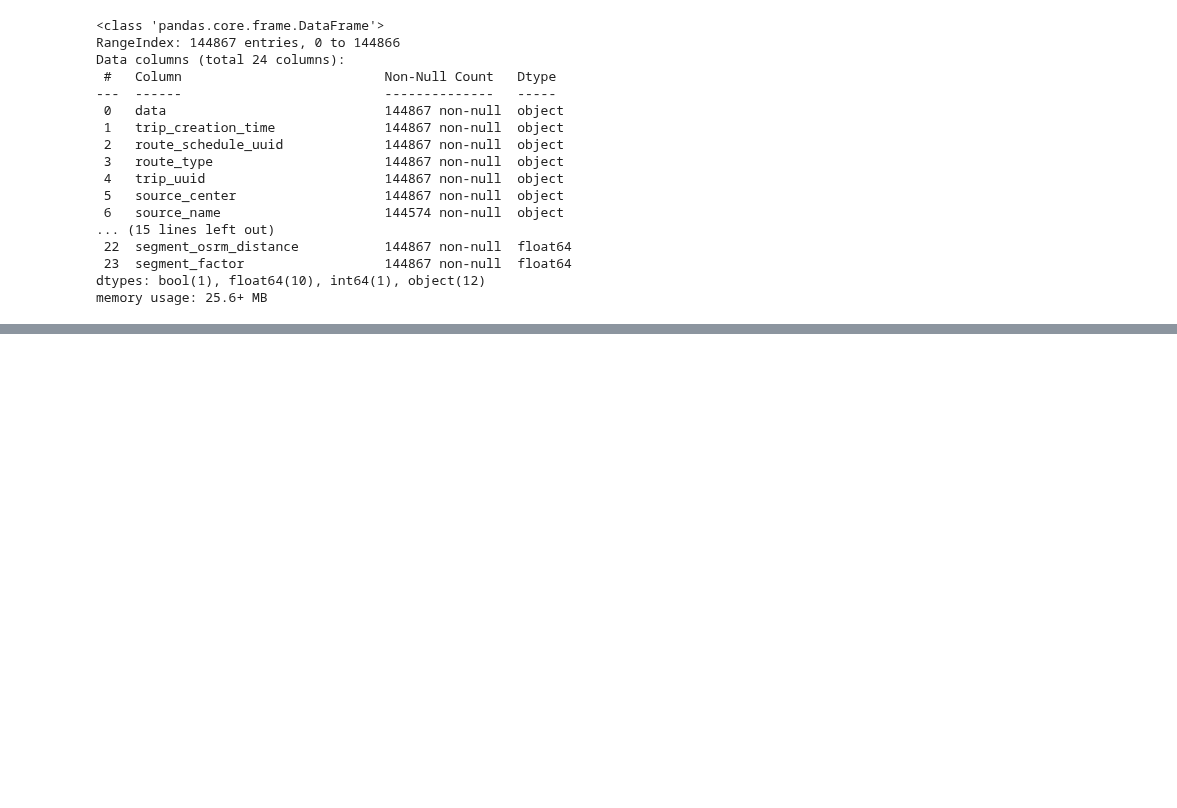
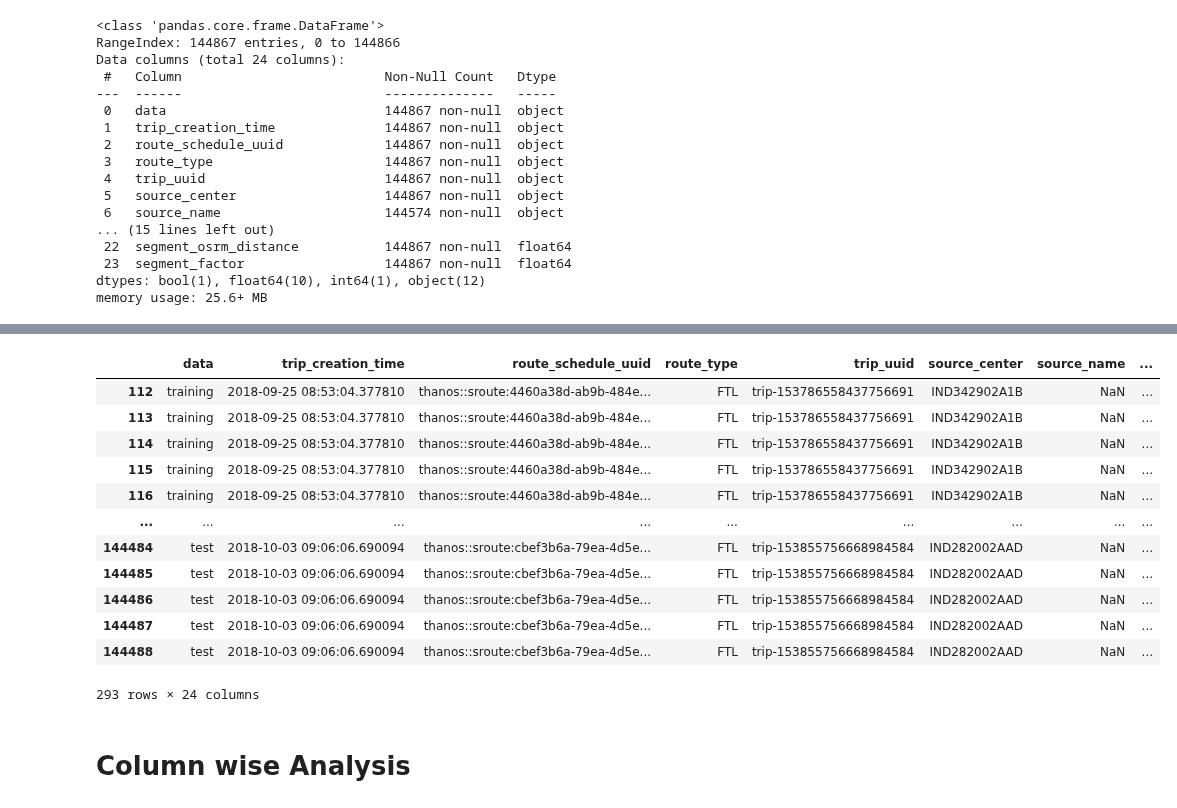
Before and after one commit to muthuganeshece/Business-Case-Study, a Jupyter notebook: Delhivery/Notebook/Delhivery_FeatureEngineering.ipynb, the cells around one changed output, grey strips where cells are left out. Cells and saved outputs as stored; diff of their text form; code cells hidden in the pictures; blank space fills up the shorter version.

```diff
--- a/Delhivery/Notebook/Delhivery_FeatureEngineering.ipynb
+++ b/Delhivery/Notebook/Delhivery_FeatureEngineering.ipynb
@@ -37,0 +94,18 @@ memory usage: 25.6+ MB
+# %%
+data[data['source_name'].isnull()]
+# %% [output]
+|  | data | trip_creation_time | route_schedule_uuid | route_type | trip_uuid | source_center | source_name | ... |
+| 112 | training | 2018-09-25 08:53:04.377810 | thanos::sroute:4460a38d-ab9b-484e... | FTL | trip-153786558437756691 | IND342902A1B | NaN | ... |
+| 113 | training | 2018-09-25 08:53:04.377810 | thanos::sroute:4460a38d-ab9b-484e... | FTL | trip-153786558437756691 | IND342902A1B | NaN | ... |
+| 114 | training | 2018-09-25 08:53:04.377810 | thanos::sroute:4460a38d-ab9b-484e... | FTL | trip-153786558437756691 | IND342902A1B | NaN | ... |
+| 115 | training | 2018-09-25 08:53:04.377810 | thanos::sroute:4460a38d-ab9b-484e... | FTL | trip-153786558437756691 | IND342902A1B | NaN | ... |
+| 116 | training | 2018-09-25 08:53:04.377810 | thanos::sroute:4460a38d-ab9b-484e... | FTL | trip-153786558437756691 | IND342902A1B | NaN | ... |
+| ... | ... | ... | ... | ... | ... | ... | ... | ... |
+| 144484 | test | 2018-10-03 09:06:06.690094 | thanos::sroute:cbef3b6a-79ea-4d5e... | FTL | trip-153855756668984584 | IND282002AAD | NaN | ... |
+| 144485 | test | 2018-10-03 09:06:06.690094 | thanos::sroute:cbef3b6a-79ea-4d5e... | FTL | trip-153855756668984584 | IND282002AAD | NaN | ... |
+| 144486 | test | 2018-10-03 09:06:06.690094 | thanos::sroute:cbef3b6a-79ea-4d5e... | FTL | trip-153855756668984584 | IND282002AAD | NaN | ... |
+| 144487 | test | 2018-10-03 09:06:06.690094 | thanos::sroute:cbef3b6a-79ea-4d5e... | FTL | trip-153855756668984584 | IND282002AAD | NaN | ... |
+| 144488 | test | 2018-10-03 09:06:06.690094 | thanos::sroute:cbef3b6a-79ea-4d5e... | FTL | trip-153855756668984584 | IND282002AAD | NaN | ... |
+293 rows × 24 columns
+# %% [markdown]
+# Column wise Analysis
```
Also changed, not shown: parts of 16 cells of this notebook.
